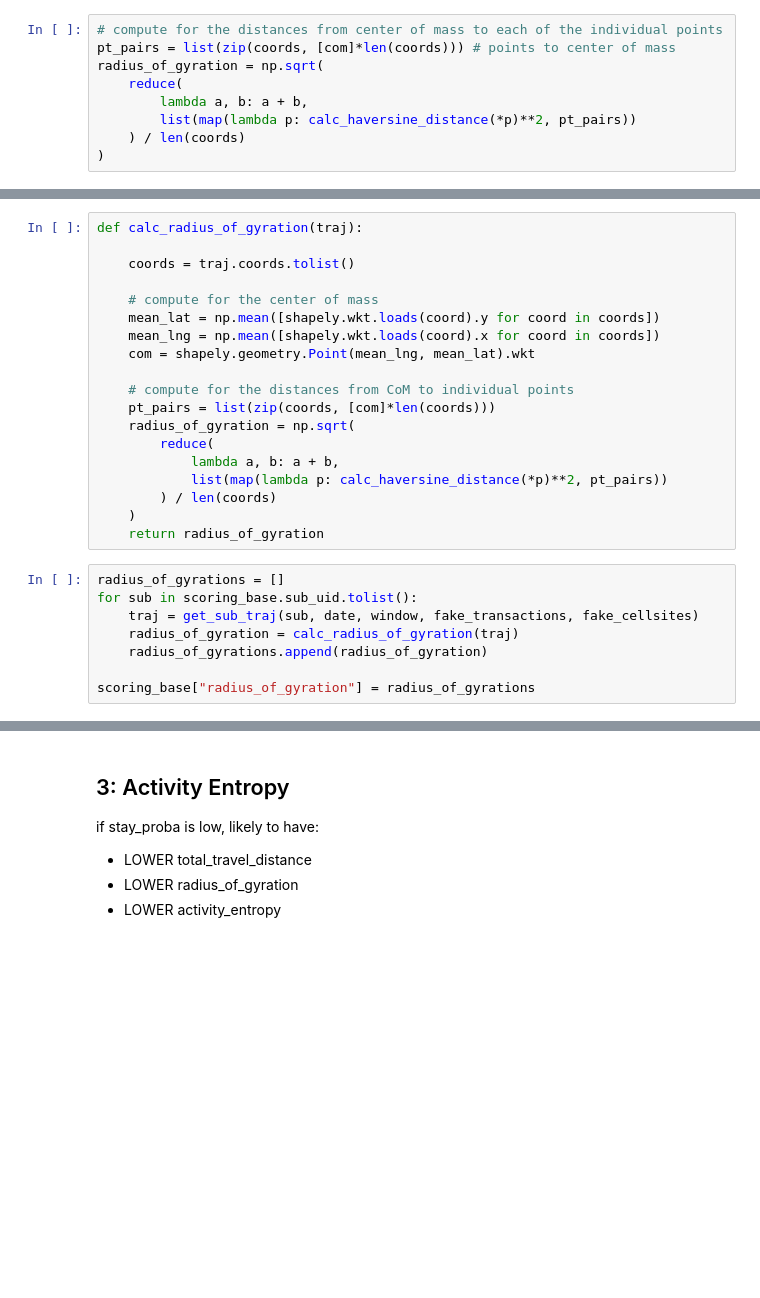
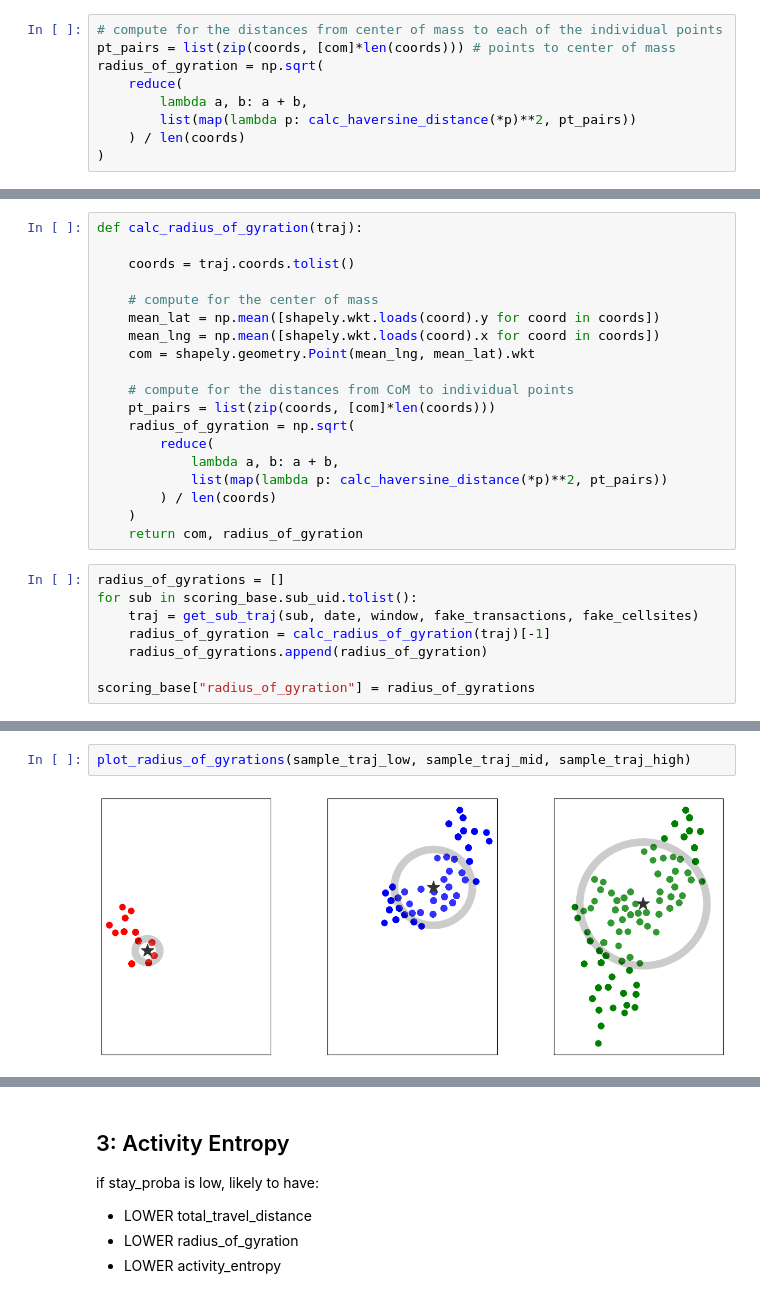
Before and after one commit to jpacil0/sds4gdsp, a Jupyter notebook: notebooks/02 Application.ipynb, the cells around one changed output, grey strips where cells are left out. Cells and saved outputs as stored; diff of their text form; blank space fills up the shorter version.

Commit message:
add visual rog

```diff
--- a/notebooks/02 Application.ipynb
+++ b/notebooks/02 Application.ipynb
@@ -434,12 +427,12 @@ def calc_radius_of_gyration(traj):
             list(map(lambda p: calc_haversine_distance(*p)**2, pt_pairs))
         ) / len(coords)
     )
-    return radius_of_gyration
+    return com, radius_of_gyration
 # %%
 radius_of_gyrations = []
 for sub in scoring_base.sub_uid.tolist():
     traj = get_sub_traj(sub, date, window, fake_transactions, fake_cellsites)
-    radius_of_gyration = calc_radius_of_gyration(traj)
+    radius_of_gyration = calc_radius_of_gyration(traj)[-1]
     radius_of_gyrations.append(radius_of_gyration)
 
 scoring_base["radius_of_gyration"] = radius_of_gyrations
@@ -462,0 +515,4 @@ def plot_radius_of_gyration(traj):
+# %%
+plot_radius_of_gyrations(sample_traj_low, sample_traj_mid, sample_traj_high)
+# %% [output]
+[figure, added]
```
Also changed, not shown: parts of 27 cells of this notebook.
